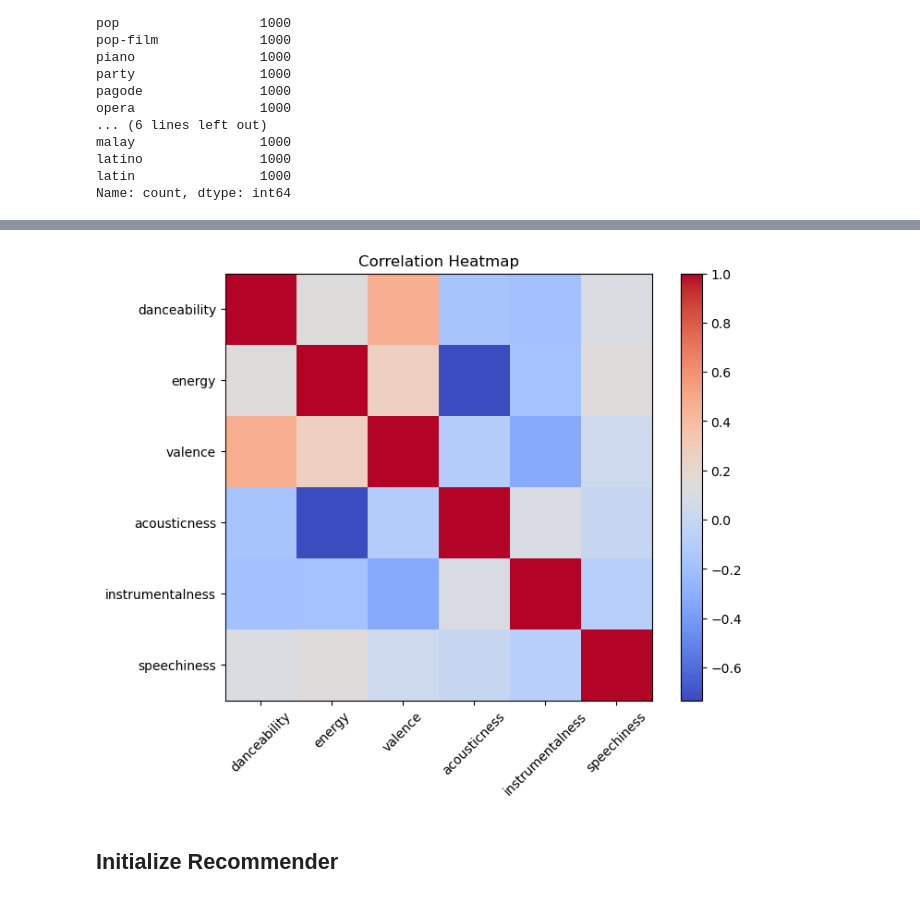
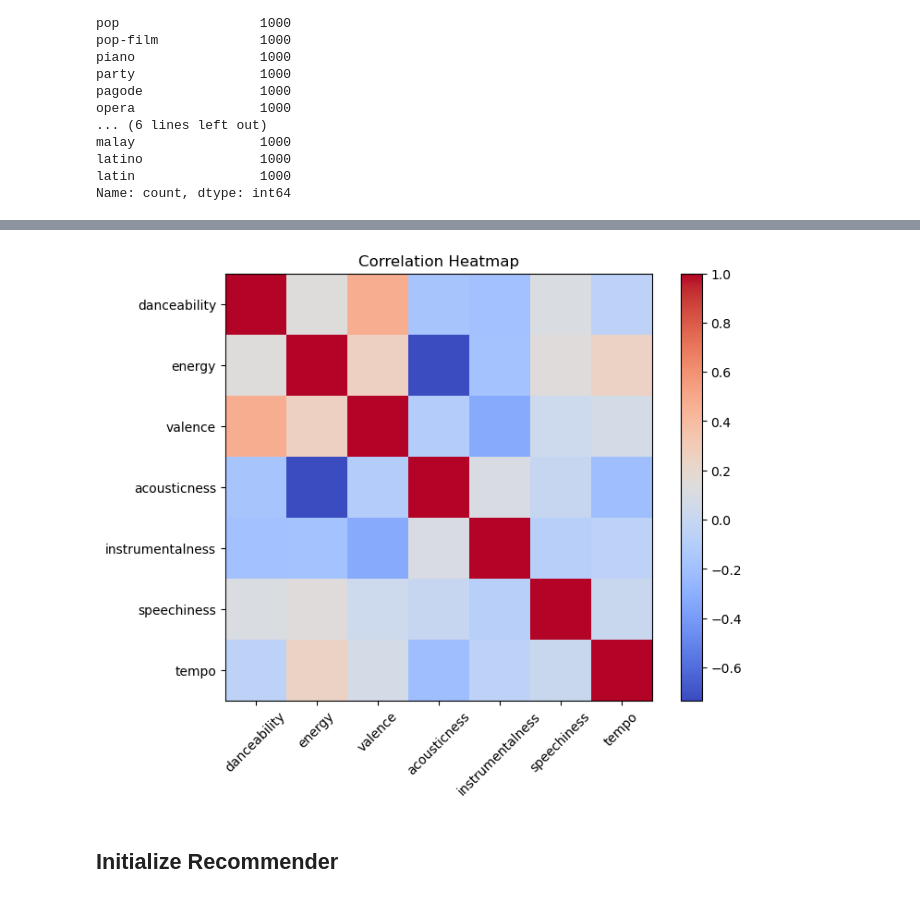
Before and after one commit to jessicabat/vibe-recommender, a Jupyter notebook: notebooks/01_eda_and_playground.ipynb, the cells around one changed output, grey strips where cells are left out. Cells and saved outputs as stored; diff of their text form; code cells hidden in the pictures.

```diff
--- a/notebooks/01_eda_and_playground.ipynb
+++ b/notebooks/01_eda_and_playground.ipynb
@@ -70,6 +71,7 @@ VIBE_COLS = [
     "acousticness",     # 0–1 (electronic → acoustic)
     "instrumentalness", # 0–1 (vocals → instrumental)
     "speechiness",      # 0–1 (musical → spoken/rap)
+    "tempo"
 ]
 X_raw = df[VIBE_COLS].values
 # %%
@@ -87,10 +89,10 @@ plt.show()
 # %%
 plt.figure(figsize=(8,6))
 plt.imshow(df[VIBE_COLS].corr(), cmap="coolwarm", interpolation="nearest")
 plt.colorbar()
-plt.xticks(range(len(cols)), cols, rotation=45)
-plt.yticks(range(len(cols)), cols)
+plt.xticks(range(len(VIBE_COLS)), VIBE_COLS, rotation=45)
+plt.yticks(range(len(VIBE_COLS)), VIBE_COLS)
 plt.title("Correlation Heatmap")
 plt.show()
 # %% [output]
-[figure, old version]
+[figure, new version]
```
Also changed, not shown: parts of 11 cells of this notebook, 6 other files.
